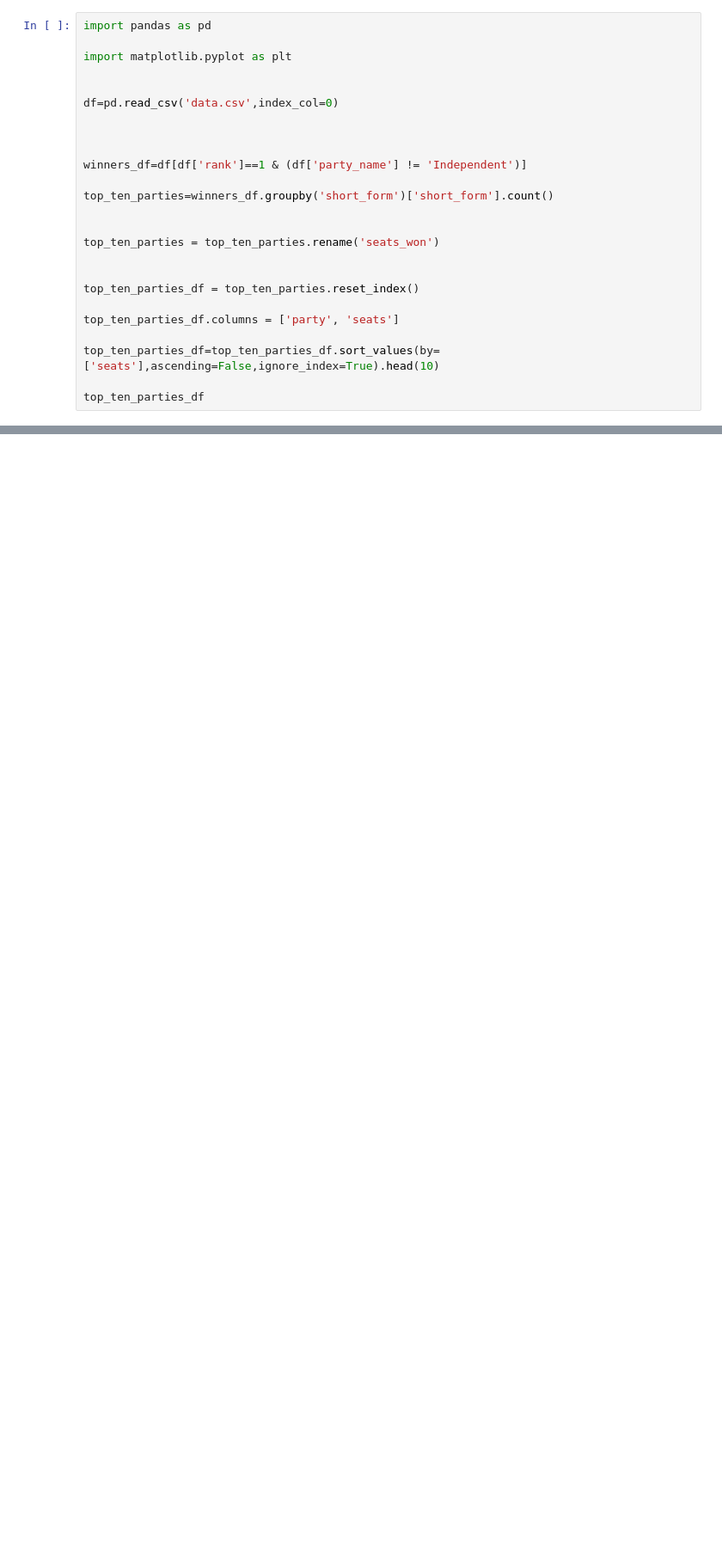
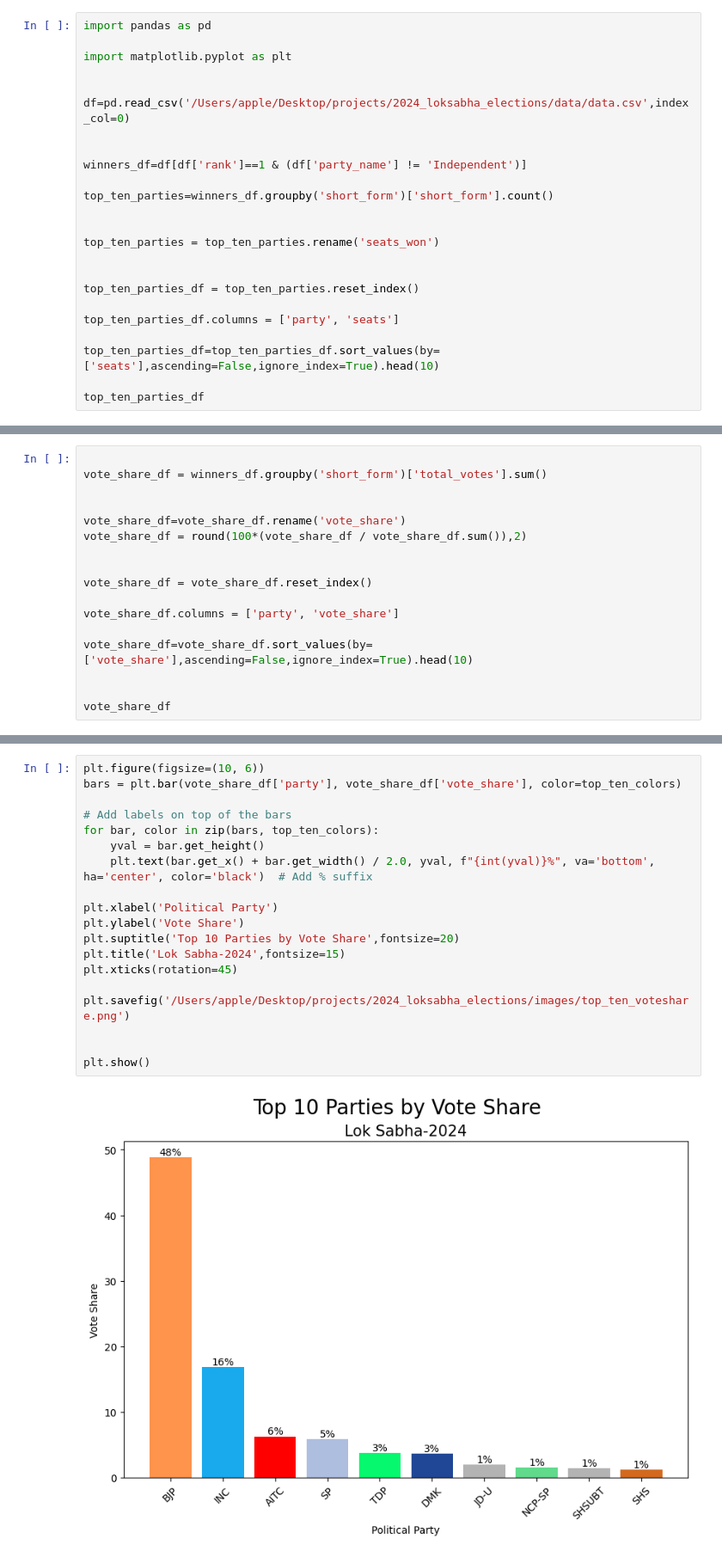
Before and after one commit to saisantoshv3/2024_loksabha_elections, a Jupyter notebook: script/data.ipynb, the cells around one changed output, grey strips where cells are left out. Shown: that part at 86% size. Drawn from its saved outputs; the diff is of its cells as text; blank space fills up the shorter version.

Commit message:
updated top 10 parties by vote share

```diff
--- a/script/data.ipynb
+++ b/script/data.ipynb
@@ -4,8 +4,7 @@ import pandas as pd
 import matplotlib.pyplot as plt
 
 
-df=pd.read_csv('data.csv',index_col=0)
-
+df=pd.read_csv('/Users/apple/Desktop/projects/2024_loksabha_elections/data/data.csv',index_col=0)
 
 
 winners_df=df[df['rank']==1 & (df['party_name'] != 'Independent')]
@@ -70,0 +74,17 @@ plt.show()
+# %%
+
+vote_share_df = winners_df.groupby('short_form')['total_votes'].sum()
+
+
+vote_share_df=vote_share_df.rename('vote_share')
+vote_share_df = round(100*(vote_share_df / vote_share_df.sum()),2)
+
+
+vote_share_df = vote_share_df.reset_index()
+
+vote_share_df.columns = ['party', 'vote_share']
+
+vote_share_df=vote_share_df.sort_values(by=['vote_share'],ascending=False,ignore_index=True).head(10)
+
+
+vote_share_df
@@ -70,0 +103,21 @@ plt.show()
+# %%
+plt.figure(figsize=(10, 6))
+bars = plt.bar(vote_share_df['party'], vote_share_df['vote_share'], color=top_ten_colors)
+
+# Add labels on top of the bars
+for bar, color in zip(bars, top_ten_colors):
+    yval = bar.get_height()
+    plt.text(bar.get_x() + bar.get_width() / 2.0, yval, f"{int(yval)}%", va='bottom', ha='center', color='black')  # Add % suffix
+
+plt.xlabel('Political Party')
+plt.ylabel('Vote Share')
+plt.suptitle('Top 10 Parties by Vote Share',fontsize=20)
+plt.title('Lok Sabha-2024',fontsize=15)
+plt.xticks(rotation=45)
+
+plt.savefig('/Users/apple/Desktop/projects/2024_loksabha_elections/images/top_ten_voteshare.png')
+
+
+plt.show()
+# %% [output]
+[figure, added]
```
Also changed, not shown: parts of 3 cells of this notebook, 1 other file.
